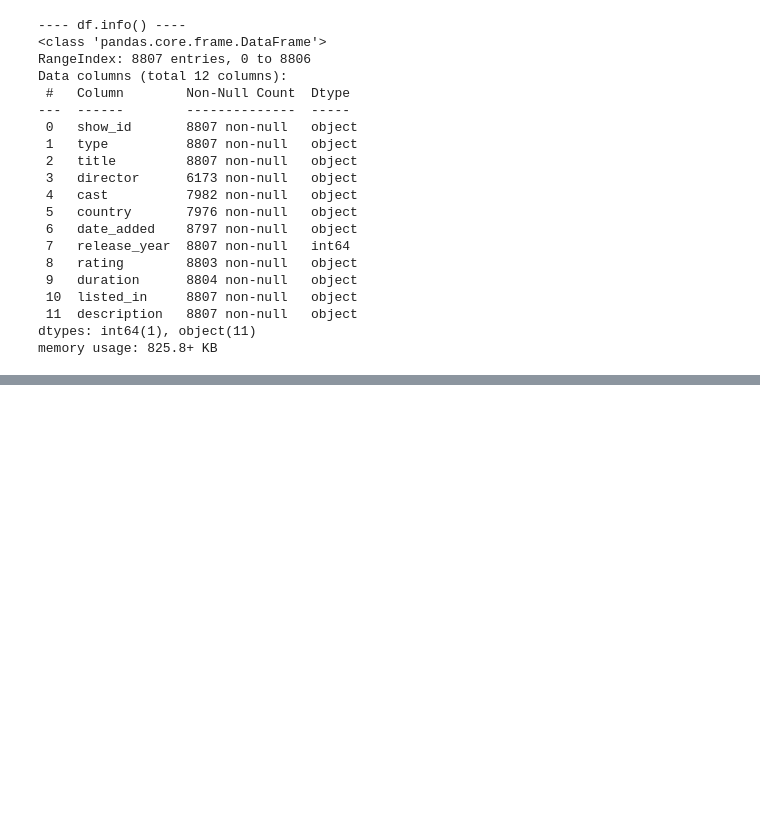
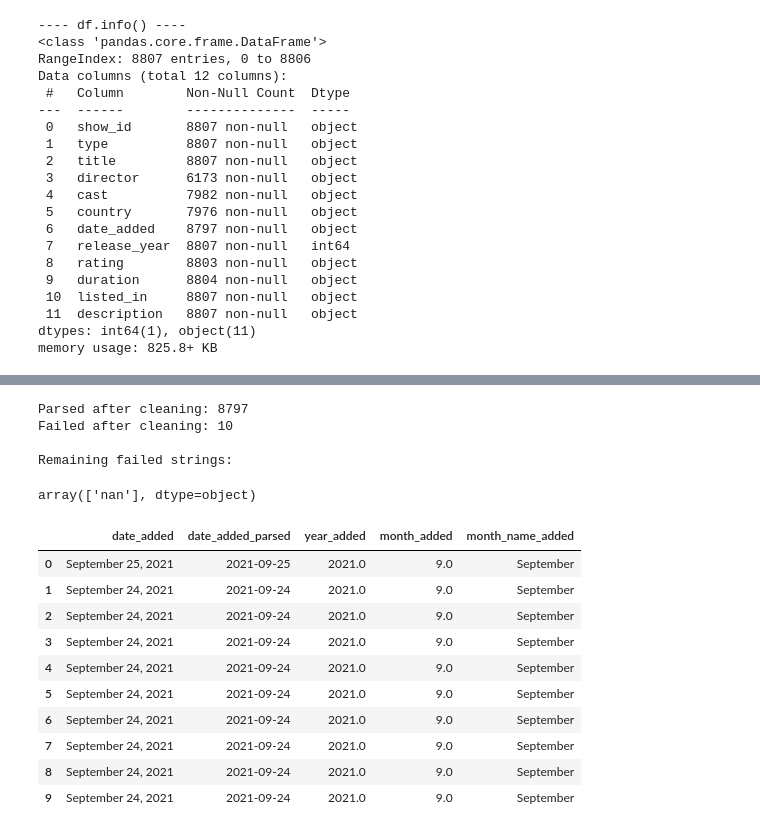
Before and after one commit to Mohd-Faizan-Khan/Netflix-Data-Analysis, a Jupyter notebook: notebooks/02_Data_Cleansing.ipynb, the cells around one changed output, grey strips where cells are left out. Cells and saved outputs as stored; diff of their text form; code cells hidden in the pictures; blank space fills up the shorter version.

Commit message:
Commiting the cleaned data, updated gitignore and finished Day 2 notebook

```diff
--- a/notebooks/02_Data_Cleansing.ipynb
+++ b/notebooks/02_Data_Cleansing.ipynb
@@ -57,0 +178,50 @@ memory usage: 825.8+ KB
+# %%
+# Step 2.1 — Clean whitespace in date_added and re-parse
+# Remove leading/trailing spaces from the raw strings
+df['date_added_clean'] = df['date_added'].astype(str).str.strip()
+
+# Parse again WITHOUT deprecated arguments
+df['date_added_parsed'] = pd.to_datetime(
+    df['date_added_clean'],
+    errors='coerce'   # convert anything invalid to NaT
+)
+
+# Show new results
+print("Parsed after cleaning:", df['date_added_parsed'].notna().sum())
+print("Failed after cleaning:", df['date_added_parsed'].isna().sum())
+
+# Show failed values (if any remain)
+print("\nRemaining failed strings:")
+display(df.loc[df['date_added_parsed'].isna(), 'date_added_clean'].dropna().unique()[:20])
+# %% [output]
+Parsed after cleaning: 8797
+Failed after cleaning: 10
+
+Remaining failed strings:
+array(['nan'], dtype=object)
+# %%
+# Step 3 — Create derived date columns
+
+# year number
+df['year_added'] = df['date_added_parsed'].dt.year
+
+# month number
+df['month_added'] = df['date_added_parsed'].dt.month
+
+# month name
+df['month_name_added'] = df['date_added_parsed'].dt.month_name()
+
+# Show rows to verify
+df[['date_added', 'date_added_parsed', 'year_added', 'month_added', 'month_name_added']].head(10)
+# %% [output]
+|  | date_added | date_added_parsed | year_added | month_added | month_name_added |
+| 0 | September 25, 2021 | 2021-09-25 | 2021.0 | 9.0 | September |
+| 1 | September 24, 2021 | 2021-09-24 | 2021.0 | 9.0 | September |
+| 2 | September 24, 2021 | 2021-09-24 | 2021.0 | 9.0 | September |
+| 3 | September 24, 2021 | 2021-09-24 | 2021.0 | 9.0 | September |
+| 4 | September 24, 2021 | 2021-09-24 | 2021.0 | 9.0 | September |
+| 5 | September 24, 2021 | 2021-09-24 | 2021.0 | 9.0 | September |
+| 6 | September 24, 2021 | 2021-09-24 | 2021.0 | 9.0 | September |
+| 7 | September 24, 2021 | 2021-09-24 | 2021.0 | 9.0 | September |
+| 8 | September 24, 2021 | 2021-09-24 | 2021.0 | 9.0 | September |
+| 9 | September 24, 2021 | 2021-09-24 | 2021.0 | 9.0 | September |
```
Also changed, not shown: parts of 12 cells of this notebook, 2 other files.
